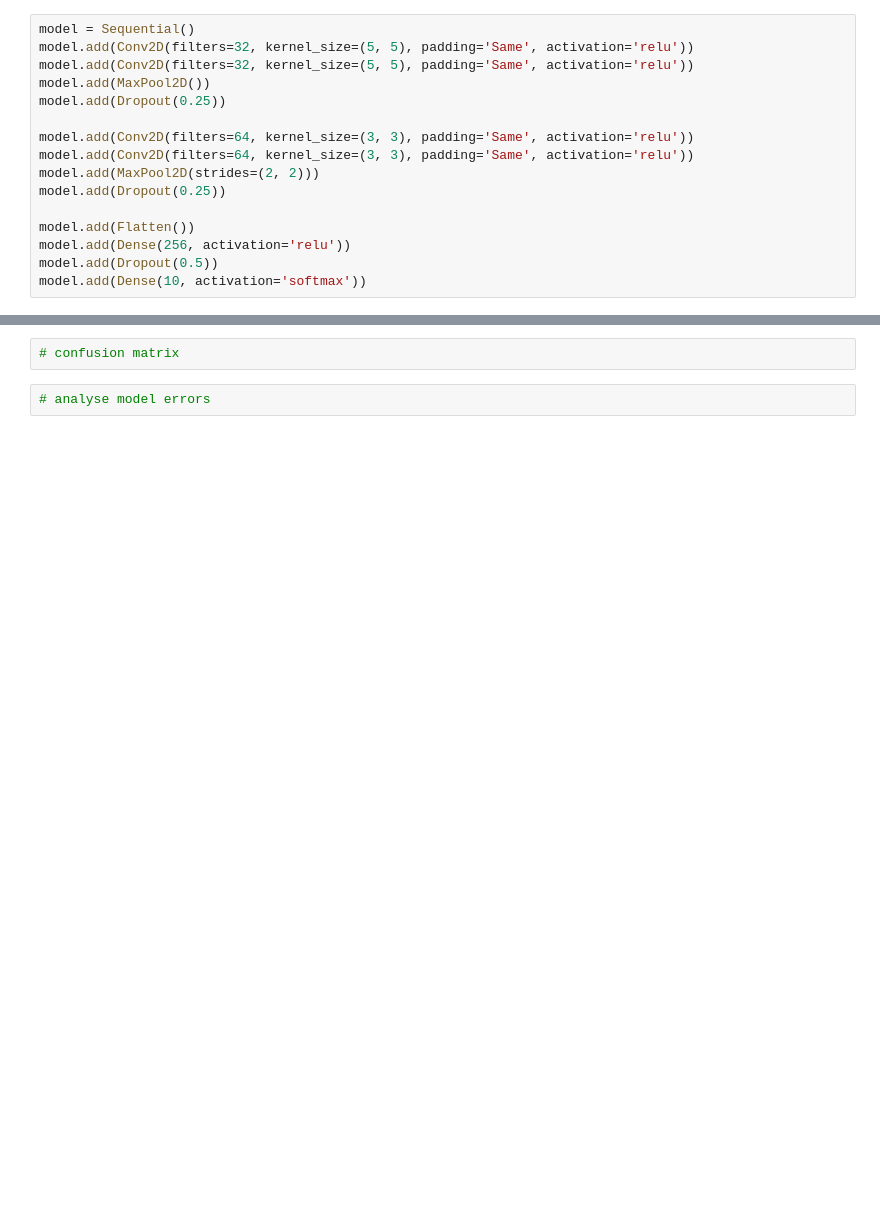
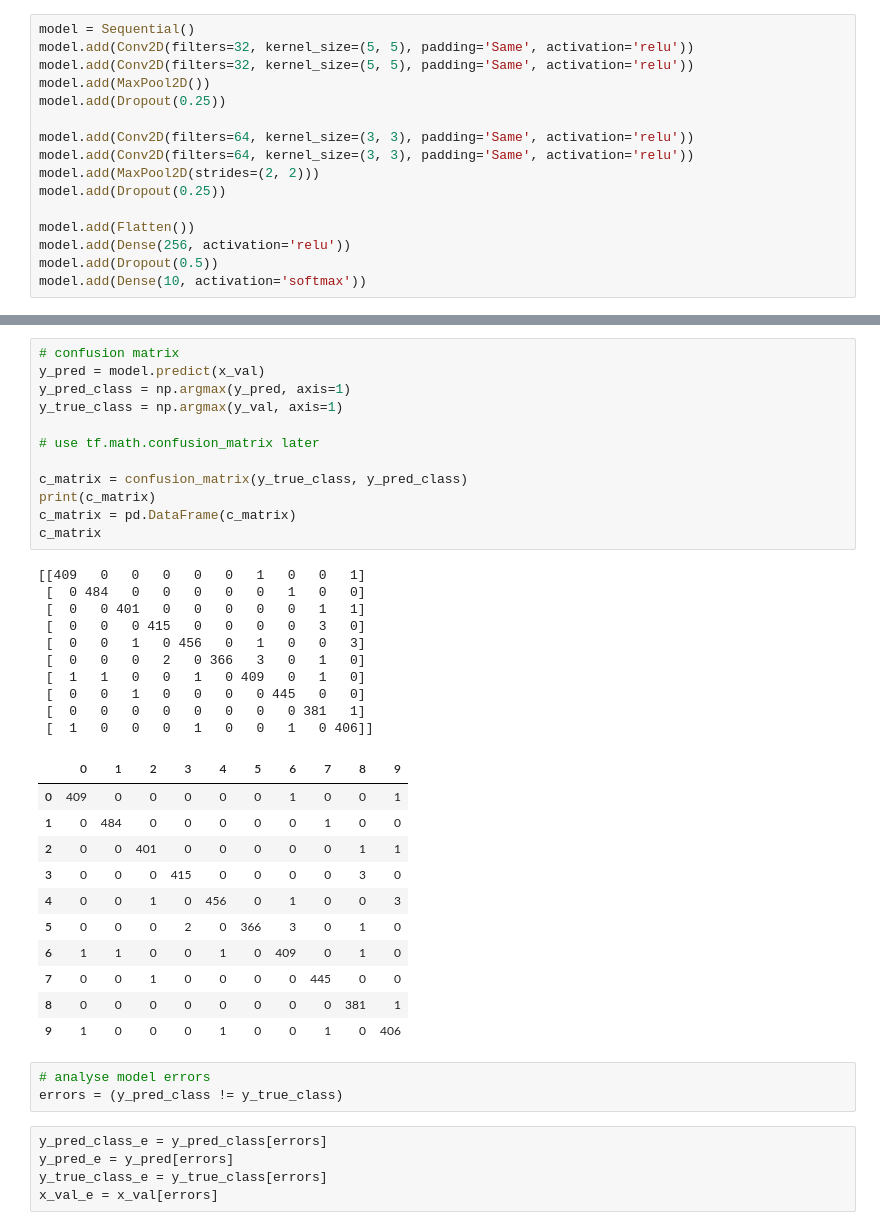
Before and after one commit to iclearn/kaggle, a Jupyter notebook: notebooks/DigitRecognizer.ipynb, the cells around one changed output, grey strips where cells are left out. Drawn from its saved outputs; the diff is of its cells as text; blank space fills up the shorter version.

```diff
--- a/notebooks/DigitRecognizer.ipynb
+++ b/notebooks/DigitRecognizer.ipynb
@@ -171,4 +215,42 @@ legend = ax[1].legend(loc='best')
-# %%
-# confusion matrix
+# %%
+# confusion matrix
+y_pred = model.predict(x_val)
+y_pred_class = np.argmax(y_pred, axis=1)
+y_true_class = np.argmax(y_val, axis=1)
+
+# use tf.math.confusion_matrix later
+
+c_matrix = confusion_matrix(y_true_class, y_pred_class)
+print(c_matrix)
+c_matrix = pd.DataFrame(c_matrix)
+c_matrix
+# %% [output]
+[[409   0   0   0   0   0   1   0   0   1]
+ [  0 484   0   0   0   0   0   1   0   0]
+ [  0   0 401   0   0   0   0   0   1   1]
+ [  0   0   0 415   0   0   0   0   3   0]
+ [  0   0   1   0 456   0   1   0   0   3]
+ [  0   0   0   2   0 366   3   0   1   0]
+ [  1   1   0   0   1   0 409   0   1   0]
+ [  0   0   1   0   0   0   0 445   0   0]
+ [  0   0   0   0   0   0   0   0 381   1]
+ [  1   0   0   0   1   0   0   1   0 406]]
+|  | 0 | 1 | 2 | 3 | 4 | 5 | 6 | 7 | 8 | 9 |
+| 0 | 409 | 0 | 0 | 0 | 0 | 0 | 1 | 0 | 0 | 1 |
+| 1 | 0 | 484 | 0 | 0 | 0 | 0 | 0 | 1 | 0 | 0 |
+| 2 | 0 | 0 | 401 | 0 | 0 | 0 | 0 | 0 | 1 | 1 |
+| 3 | 0 | 0 | 0 | 415 | 0 | 0 | 0 | 0 | 3 | 0 |
+| 4 | 0 | 0 | 1 | 0 | 456 | 0 | 1 | 0 | 0 | 3 |
+| 5 | 0 | 0 | 0 | 2 | 0 | 366 | 3 | 0 | 1 | 0 |
+| 6 | 1 | 1 | 0 | 0 | 1 | 0 | 409 | 0 | 1 | 0 |
+| 7 | 0 | 0 | 1 | 0 | 0 | 0 | 0 | 445 | 0 | 0 |
+| 8 | 0 | 0 | 0 | 0 | 0 | 0 | 0 | 0 | 381 | 1 |
+| 9 | 1 | 0 | 0 | 0 | 1 | 0 | 0 | 1 | 0 | 406 |
 # %%
 # analyse model errors
+errors = (y_pred_class != y_true_class)
+# %%
+y_pred_class_e = y_pred_class[errors]
+y_pred_e = y_pred[errors]
+y_true_class_e = y_true_class[errors]
+x_val_e = x_val[errors]
```
Also changed, not shown: parts of 16 cells of this notebook.
